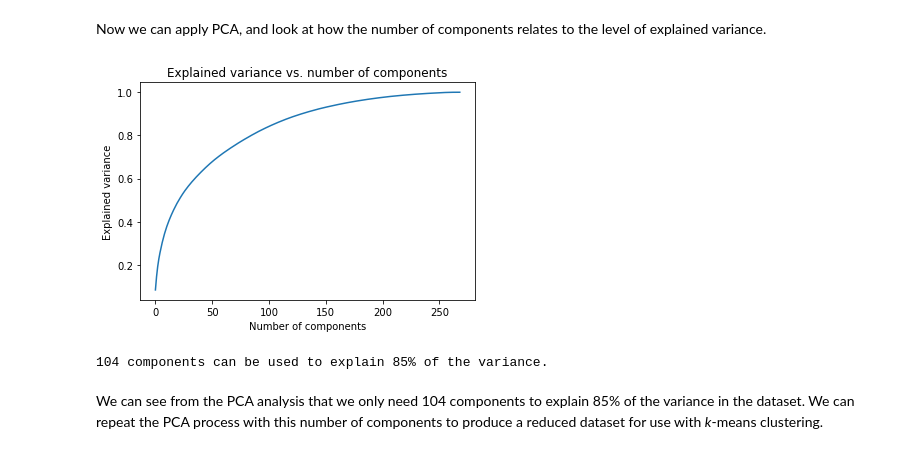
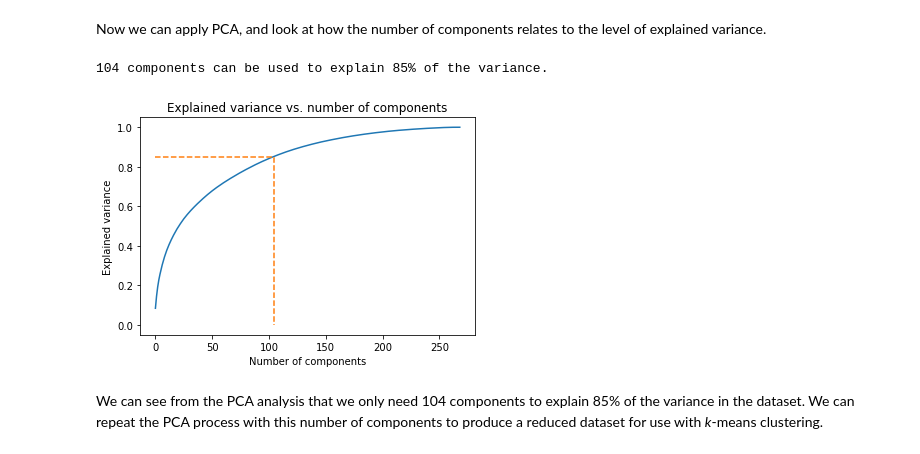
Before and after one commit to guyhth/udacity-dsnd-capstone, a Jupyter notebook: Arvato Project Workbook.ipynb, the cells around one changed output. Saved outputs shown, nothing was run; the diff lists cells and outputs as text; code cells hidden in the pictures.

```diff
--- a/Arvato Project Workbook.ipynb
+++ b/Arvato Project Workbook.ipynb
@@ -59,13 +64,0 @@ You'll notice when the data is loaded in that a warning message will immediately
-# %%
-# Use this cell when loading from the saved pickle files
-
-# # Load in the data
-print('Loading azdias data... ', end='')
-with open('azdias.pk', 'rb') as file_handle:
-    azdias = pickle.load(file_handle)
-print("Done!")
-
-print('Loading customers data... ', end='')
-with open('customers.pk', 'rb') as file_handle:
-    customers = pickle.load(file_handle)
-print("Done!")
@@ -494,4 +493,5 @@ Now we can bring all of the steps together into a single function that will:
 # %%
+# Based on section 0.3 we know that the following columns need to be encoded
 cat_cols_to_encode = ['CAMEO_DEU_2015', 'OST_WEST_KZ']
 
 def clean_df(df, cols_to_encode, columns_to_drop=None, col_nan_threshold=0.5, row_nan_threshold=0.2, encoders=None):
@@ -504,11 +504,11 @@ def clean_df(df, cols_to_encode, columns_to_drop=None, col_nan_threshold=0.5, ro
             Otherwise columns with null fraction > col_nan_threshold will be dropped (default None).
         col_nan_threshold (float): fraction of null values allowed before column is dropped (default 0.5).
         row_nan_threshold (float): fraction of null values allowed before row is dropped (default 0.2).
-        encoders (list): list of pre-fitted encoders to use with coles_to_encode (default None)
+        encoders (list): list of pre-fitted encoders to use with cols_to_encode (default None)
     Returns:
         df_clean (DataFrame): cleaned DataFrame
         cols_with_missing (list): list of columns with null fraction > col_nan_threshold that were dropped.
-        encoders (list): list of fitted encoders used with coles_to_encode
+        encoders (list): list of fitted encoders used with cols_to_encode
 
     '''
     # Replace invalid X values
@@ -542,7 +542,7 @@ def clean_df(df, cols_to_encode, columns_to_drop=None, col_nan_threshold=0.5, ro
     df_clean = drop_rows_with_missing_values(df_clean, threshold=row_nan_threshold)
     print('Complete.')
 
-    # Impute nan values with most frequent value
+    # Impute remaining nan values with most frequent value
     print('Imputing NaN values with most frequent values... ', end='')
     df_clean = impute_with_mode(df_clean)
     print('Complete.')
@@ -572,12 +572,14 @@ def clean_dataframes(df_azdias, df_customers, cols_to_encode):
     '''
 
     print('Cleaning azdias dataframe...')
+    # Clean azdias, and get the list of columns dropped and encoders used
     df_azdias_clean, cols_to_drop, encoders = clean_df(df_azdias, cat_cols_to_encode)
     print('==========')
     print('Cleaning customers dataframe...')
+    # Clean customers, dropping the same columns and using the encoders from cleaning azdias
     df_customers_clean, _, _ = clean_df(df_customers, cat_cols_to_encode, cols_to_drop, encoders=encoders)
 
-    # Return cleaned dataframe
+    # Return cleaned dataframes
     return df_azdias_clean, df_customers_clean
 # %%
 azdias_clean, customers_clean = clean_dataframes(azdias, customers, cat_cols_to_encode)
@@ -636,23 +638,26 @@ azdias_scaled = scaler.fit(azdias_clean).transform(azdias_clean)
 # %% [markdown]
 Now we can apply PCA, and look at how the number of components relates to the level of explained variance.
 # %%
+# Apply PCA
 pca = PCA()
 pca.fit(azdias_scaled)
+
+# Set threshold for explained variance
+var_threshold = 0.85
+num_components = np.where(cum_var > var_threshold)[0][0]
+
+print('{} components can be used to explain {:.0%} of the variance.'.format(num_components, var_threshold))
 
 # Plot explained variance against number of components
 cum_var = np.cumsum(pca.explained_variance_ratio_)
 plt.plot(cum_var)
+# Highlight threshold point
+plt.plot([0, num_components, num_components], [var_threshold, var_threshold, 0], '--')
 plt.xlabel('Number of components')
 plt.ylabel('Explained variance')
 plt.title('Explained variance vs. number of components');
 # %% [output]
+104 components can be used to explain 85% of the variance.
-[figure, old version]
+[figure, new version]
-# %%
-var_threshold = 0.85
-num_components = np.where(cum_var > 0.85)[0][0]
-
-print('{} components can be used to explain {:.0%} of the variance.'.format(num_components, var_threshold))
-# %% [output]
-104 components can be used to explain 85% of the variance.
 # %% [markdown]
 We can see from the PCA analysis that we only need 104 components to explain 85% of the variance in the dataset. We can repeat the PCA process with this number of components to produce a reduced dataset for use with *k*-means clustering.
```
Also changed, not shown: parts of 64 cells of this notebook, 3 other files.
